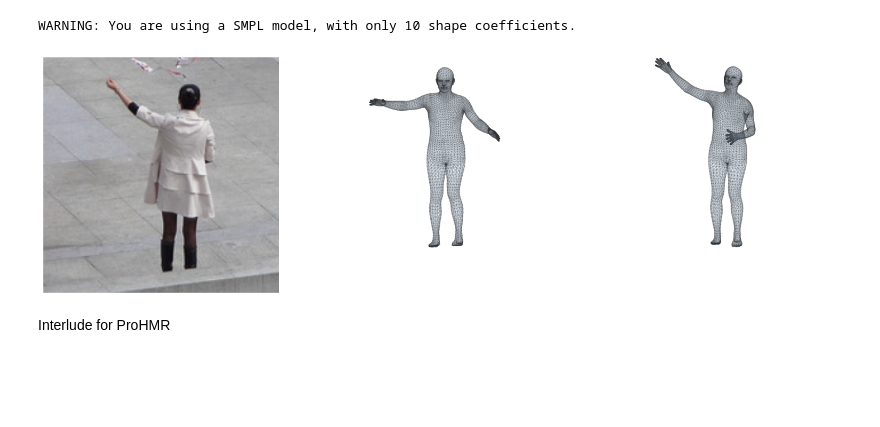
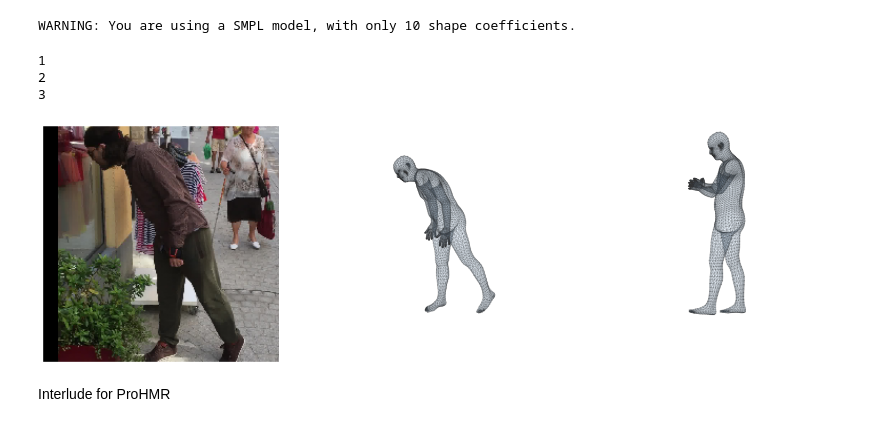
Before and after one commit to sspsk/thesis, a Jupyter notebook: notebooks/projection.ipynb, the cells around one changed output. Saved outputs shown, nothing was run; the diff lists cells and outputs as text; code cells hidden in the pictures; blank space fills up the shorter version.

```diff
--- a/notebooks/projection.ipynb
+++ b/notebooks/projection.ipynb
@@ -59,5 +77,7 @@ model_prohmr = model_prohmr.eval()
 # %%
 dataset = EFTDataset(datasets=['coco14_val'],is_train=False)
+# %%
+dataset = Dataset_3DPW()
 # %%
 smpl = get_smpl_model(use_feet_keypoints=True,use_hands=True,extra=True)
 # %% [output]
@@ -72,3 +92,14 @@ torch.save(rdir,'rdir.pt')
+# %%
+cam,pose,shape = model_hmr(sample['img'].unsqueeze(0))
+print(1)
+pose_mat = rot6d_to_rotmat(pose[-1].reshape(-1,6)).reshape(-1,24,3,3).flatten(2,3)
+print(2)
+output_hmr = smpl(global_orient=pose_mat[:,:1,:],body_pose=pose_mat[:,1:,:],betas=shape[-1],pose2rot=False)
+print(3)
+# %% [output]
+1
+2
+3
 # %%
 #cam,pose,shape = model_hmr(sample['img'].unsqueeze(0))
 #pose_mat = rot6d_to_rotmat(pose[-1].reshape(-1,6)).reshape(-1,24,3,3).flatten(2,3)
@@ -78,53 +109,55 @@ torch.save(rdir,'rdir.pt')
 #output_prohmr1 = smpl(global_orient=pose_mat[:,:1,:],body_pose=pose_mat[:,1:,:],betas=shape,pose2rot=False)
 #
 
-z = 21*rdir
-pose,shape,_ = model_prohmr.inference(sample['img'].unsqueeze(0),z=z)
-pose_mat = rot6d_to_rotmat(pose.reshape(-1,6)).reshape(-1,24,3,3).flatten(2,3)
-output_prohmr2 = smpl(global_orient=pose_mat[:,:1,:],body_pose=pose_mat[:,1:,:],betas=shape,pose2rot=False)
+#z = 21*rdir
+#pose,shape,_ = model_prohmr.inference(sample['img'].unsqueeze(0),z=z)
+#pose_mat = rot6d_to_rotmat(pose.reshape(-1,6)).reshape(-1,24,3,3).flatten(2,3)
+#output_prohmr2 = smpl(global_orient=pose_mat[:,:1,:],body_pose=pose_mat[:,1:,:],betas=shape,pose2rot=False)
 
-pose_gt = sample['pose'].unsqueeze(0).flatten(2,3)
+pose_gt = sample['pose'].unsqueeze(0)
 shape_gt = sample['shape'].unsqueeze(0)
-cam_gt = sample['cam'].unsqueeze(0)
-output_gt = smpl(global_orient=pose_gt[:,:1,:],body_pose=pose_gt[:,1:,:],betas=shape_gt,pose2rot=False)
+#cam_gt = sample['cam'].unsqueeze(0)
+output_gt = smpl(global_orient=pose_gt[:,:3],body_pose=pose_gt[:,3:],betas=shape_gt,pose2rot=True)
+# %%
+sample = dataset[430]
 # %%
 fig= plt.figure(figsize=(15,5))
 ax1 = fig.add_axes(131)
 ax2 = fig.add_axes(132,projection='3d')
 ax3 = fig.add_axes(133,projection='3d')
 
 mean=torch.tensor([0.485, 0.456, 0.406])
 std=torch.tensor([0.229, 0.224, 0.225])
 img = sample['img']*std.unsqueeze(-1).unsqueeze(-1) + mean.unsqueeze(-1).unsqueeze(-1)
 ax1.imshow(img.permute(1,2,0).numpy())
 ax1.set_axis_off()
 
-ax2 = display_model(
-            {'verts': output_prohmr2.vertices.cpu().detach(),
-             'joints': output_prohmr2.joints[0,:24,:].cpu().detach()},
+ax3 = display_model(
+            {'verts': output_hmr.vertices.cpu().detach(),
+             'joints': output_hmr.joints[0,:24,:].cpu().detach()},
             model_faces=smpl.faces.astype(int),
             with_joints=False,
             kintree_table=smpl.parents,
             savepath=None,
             show=False,
-            ax=ax2,
+            ax=ax3,
             alpha=0.1)
-ax2.view_init(elev=-90,azim=-90)
-ax2.set_axis_off()
+ax3.view_init(elev=-90,azim=-90)
+ax3.set_axis_off()
 
-ax3 = display_model(
+ax2 = display_model(
             {'verts': output_gt.vertices.cpu().detach(),
              'joints': output_gt.joints[0,:24,:].cpu().detach()},
             model_faces=smpl.faces.astype(int),
             with_joints=False,
             kintree_table=smpl.parents,
             savepath=None,
             show=False,
-            ax=ax3)
-ax3.view_init(elev=-90,azim=-90)
-ax3.set_axis_off()
+            ax=ax2)
+ax2.view_init(elev=-90,azim=-90)
+ax2.set_axis_off()
 # %% [output]
-[figure, old version]
+[figure, new version]
 # %% [markdown]
 Interlude for ProHMR
 # %%
```
Also changed, not shown: parts of 21 cells of this notebook, 1 other file.
